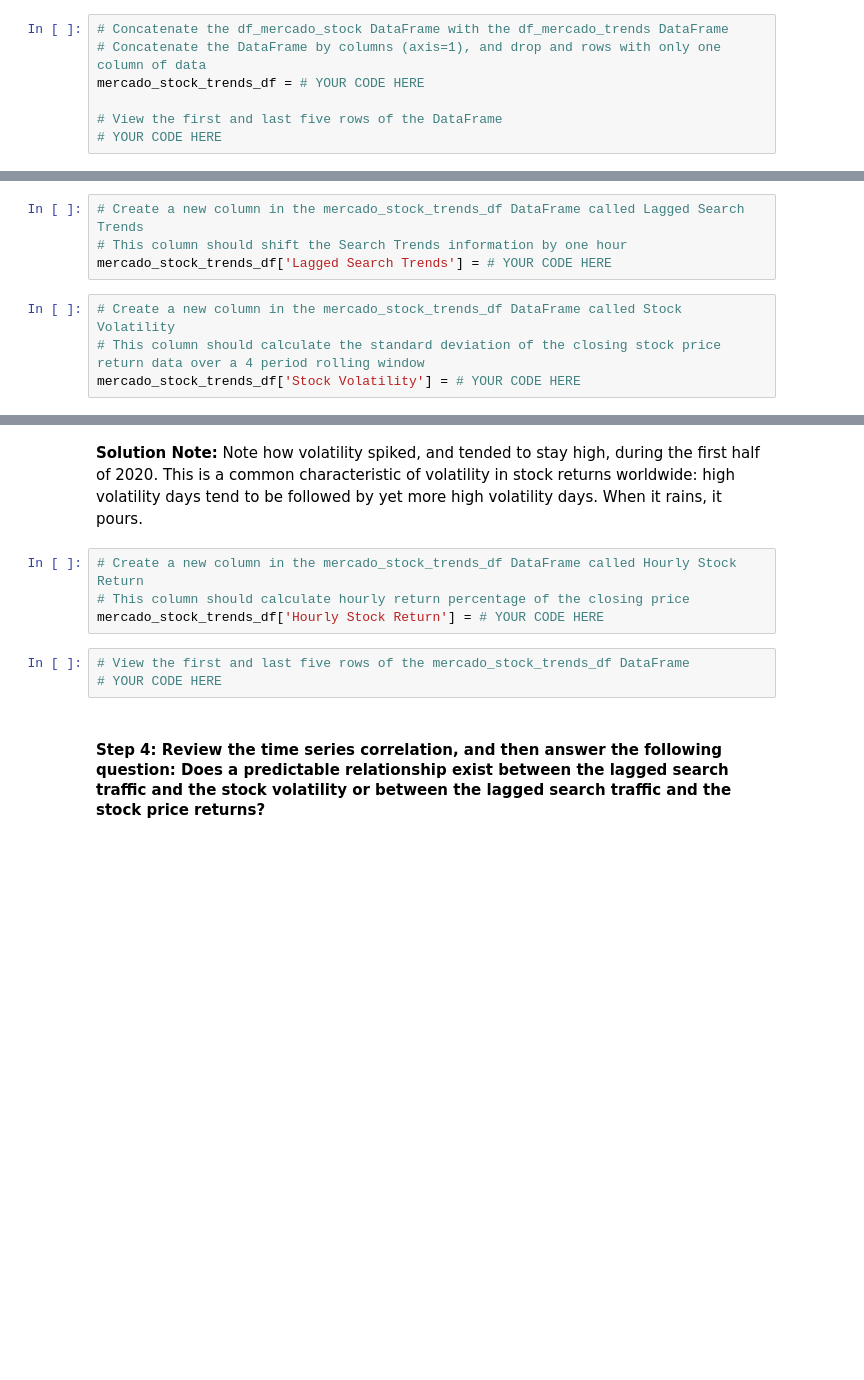
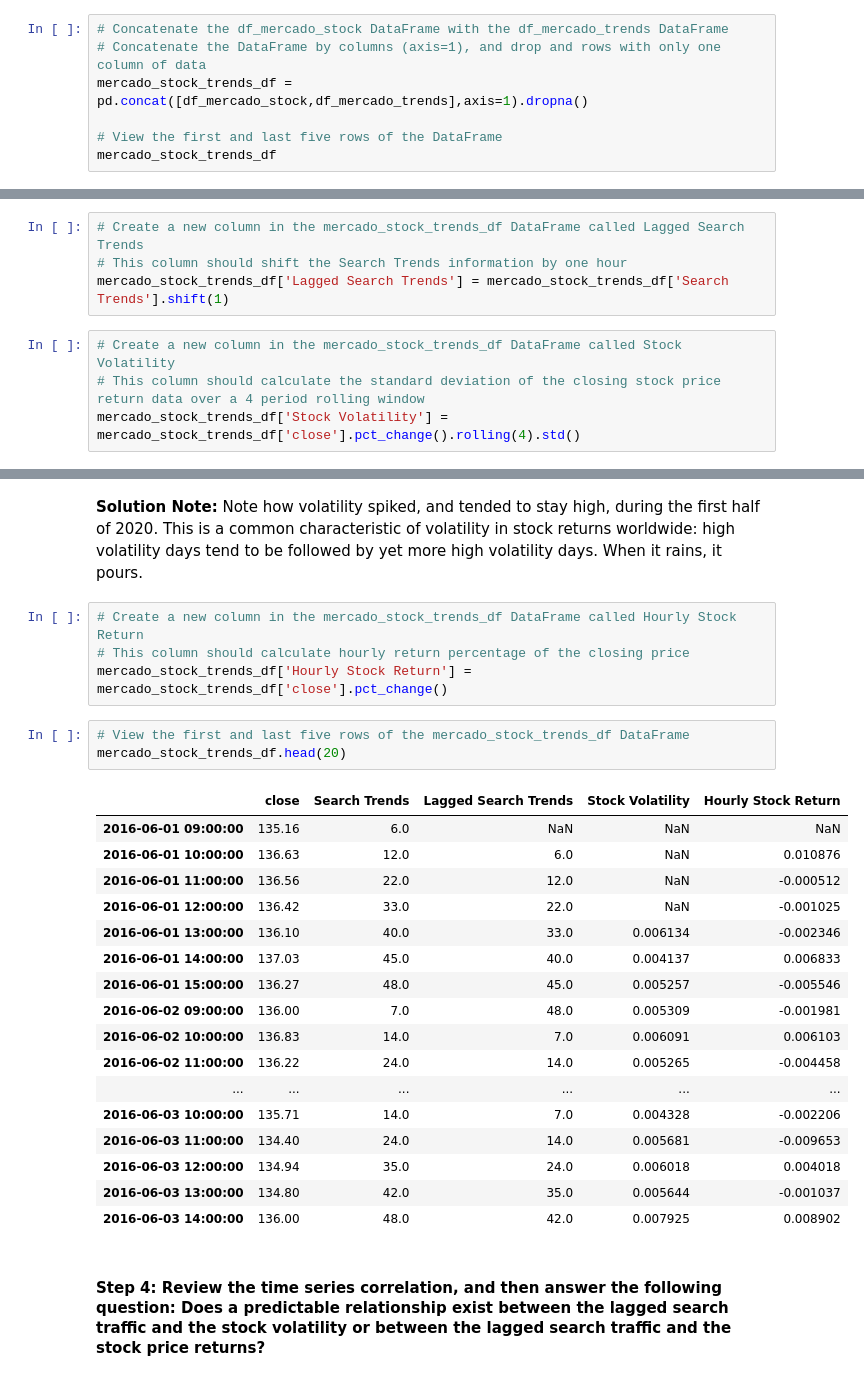
Before and after one commit to marc-martinez1/time_series_analysis_demo, a Jupyter notebook: forecasting_net_prophet.ipynb, the cells around one changed output, grey strips where cells are left out. Saved outputs shown, nothing was run; the diff lists cells and outputs as text; blank space fills up the shorter version.

```diff
--- a/forecasting_net_prophet.ipynb
+++ b/forecasting_net_prophet.ipynb
@@ -332,7 +359,7 @@ hv.extension('bokeh')
 # %%
 # Concatenate the df_mercado_stock DataFrame with the df_mercado_trends DataFrame
 # Concatenate the DataFrame by columns (axis=1), and drop and rows with only one column of data
-mercado_stock_trends_df = # YOUR CODE HERE
+mercado_stock_trends_df = pd.concat([df_mercado_stock,df_mercado_trends],axis=1).dropna()
 
 # View the first and last five rows of the DataFrame
-# YOUR CODE HERE
+mercado_stock_trends_df
@@ -367,11 +427,11 @@ hv.extension('bokeh')
 # %%
 # Create a new column in the mercado_stock_trends_df DataFrame called Lagged Search Trends
 # This column should shift the Search Trends information by one hour
-mercado_stock_trends_df['Lagged Search Trends'] = # YOUR CODE HERE
+mercado_stock_trends_df['Lagged Search Trends'] = mercado_stock_trends_df['Search Trends'].shift(1)
 # %%
 # Create a new column in the mercado_stock_trends_df DataFrame called Stock Volatility
 # This column should calculate the standard deviation of the closing stock price return data over a 4 period rolling window
-mercado_stock_trends_df['Stock Volatility'] = # YOUR CODE HERE
+mercado_stock_trends_df['Stock Volatility'] = mercado_stock_trends_df['close'].pct_change().rolling(4).std()
 # %%
 # Holoviews extension to render hvPlots in Colab
 hv.extension('bokeh')
@@ -383,10 +448,28 @@ hv.extension('bokeh')
 # %%
 # Create a new column in the mercado_stock_trends_df DataFrame called Hourly Stock Return
 # This column should calculate hourly return percentage of the closing price
-mercado_stock_trends_df['Hourly Stock Return'] = # YOUR CODE HERE
+mercado_stock_trends_df['Hourly Stock Return'] = mercado_stock_trends_df['close'].pct_change()
 # %%
 # View the first and last five rows of the mercado_stock_trends_df DataFrame
-# YOUR CODE HERE
+mercado_stock_trends_df.head(20)
+# %% [output]
+|  | close | Search Trends | Lagged Search Trends | Stock Volatility | Hourly Stock Return |
+| 2016-06-01 09:00:00 | 135.16 | 6.0 | NaN | NaN | NaN |
+| 2016-06-01 10:00:00 | 136.63 | 12.0 | 6.0 | NaN | 0.010876 |
+| 2016-06-01 11:00:00 | 136.56 | 22.0 | 12.0 | NaN | -0.000512 |
+| 2016-06-01 12:00:00 | 136.42 | 33.0 | 22.0 | NaN | -0.001025 |
+| 2016-06-01 13:00:00 | 136.10 | 40.0 | 33.0 | 0.006134 | -0.002346 |
+| 2016-06-01 14:00:00 | 137.03 | 45.0 | 40.0 | 0.004137 | 0.006833 |
+| 2016-06-01 15:00:00 | 136.27 | 48.0 | 45.0 | 0.005257 | -0.005546 |
+| 2016-06-02 09:00:00 | 136.00 | 7.0 | 48.0 | 0.005309 | -0.001981 |
+| 2016-06-02 10:00:00 | 136.83 | 14.0 | 7.0 | 0.006091 | 0.006103 |
+| 2016-06-02 11:00:00 | 136.22 | 24.0 | 14.0 | 0.005265 | -0.004458 |
+| ... | ... | ... | ... | ... | ... |
+| 2016-06-03 10:00:00 | 135.71 | 14.0 | 7.0 | 0.004328 | -0.002206 |
+| 2016-06-03 11:00:00 | 134.40 | 24.0 | 14.0 | 0.005681 | -0.009653 |
+| 2016-06-03 12:00:00 | 134.94 | 35.0 | 24.0 | 0.006018 | 0.004018 |
+| 2016-06-03 13:00:00 | 134.80 | 42.0 | 35.0 | 0.005644 | -0.001037 |
+| 2016-06-03 14:00:00 | 136.00 | 48.0 | 42.0 | 0.007925 | 0.008902 |
 # %% [markdown]
 #### Step 4: Review the time series correlation, and then answer the following question: Does a predictable relationship exist between the lagged search traffic and the stock volatility or between the lagged search traffic and the stock price returns?
 # %%
```
Also changed, not shown: parts of 9 cells of this notebook.
